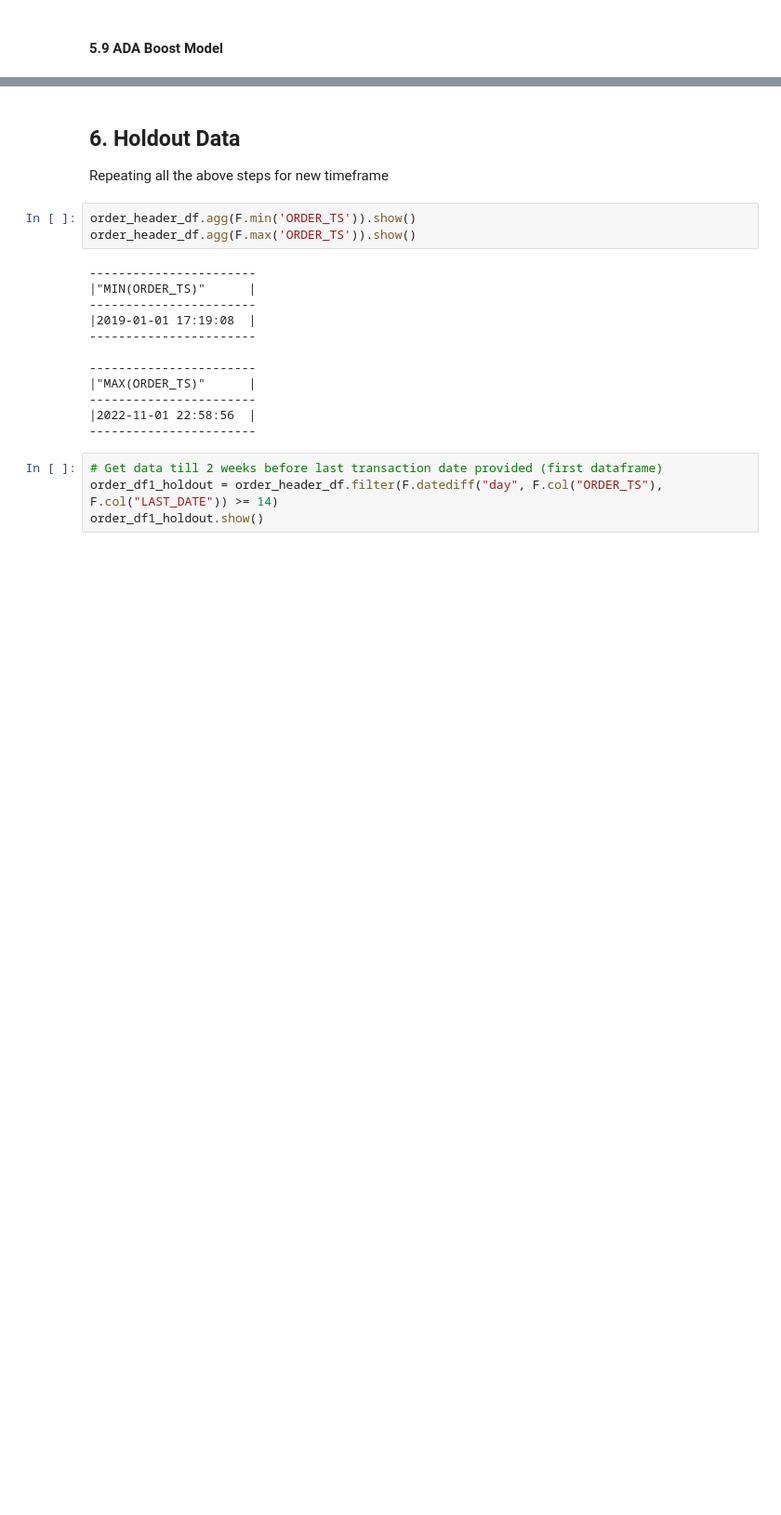
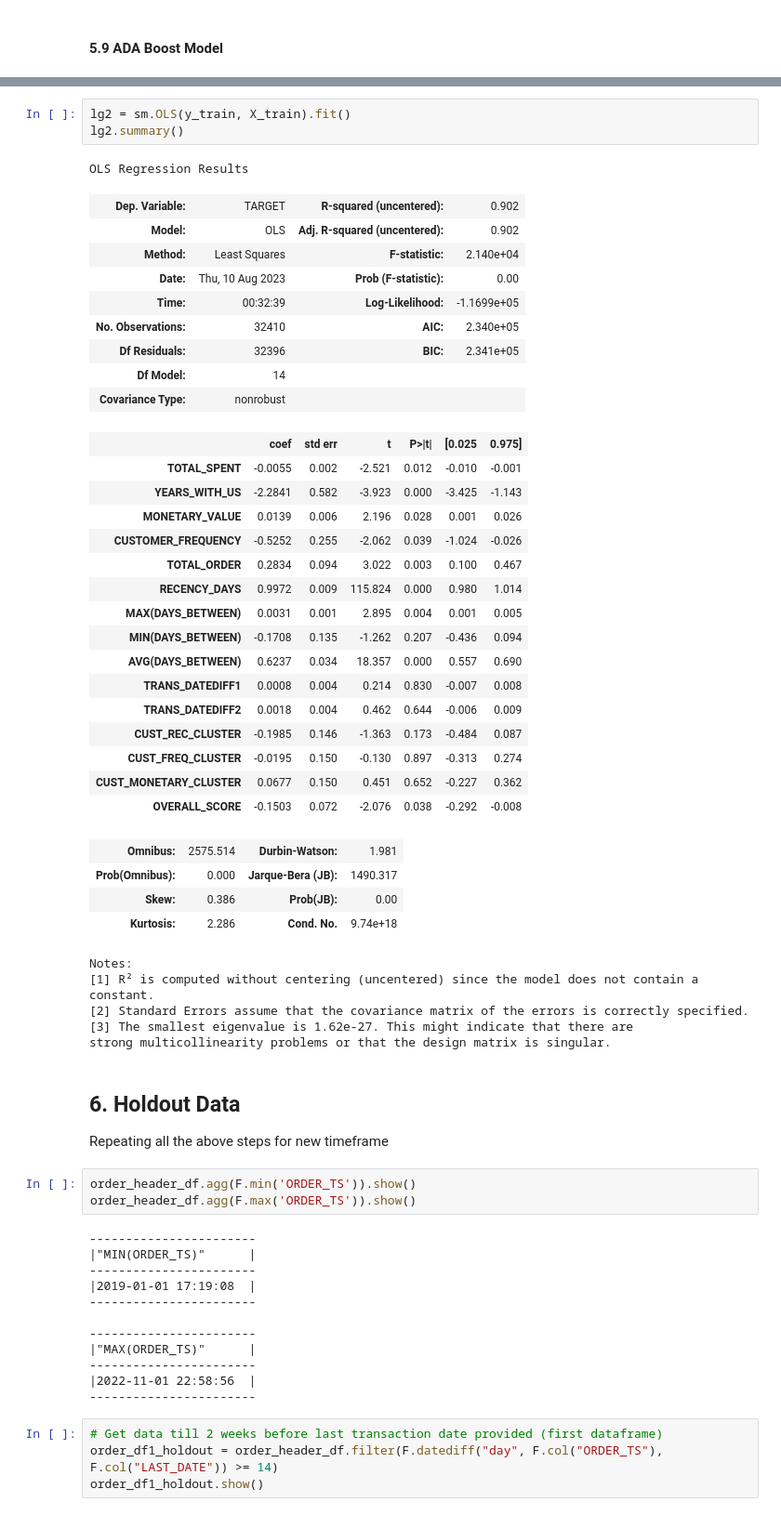
Before and after one commit to cshiwei330/ICP-ASG3-Insightify, a Jupyter notebook: churn_model/Next Purchase Date Holdout.ipynb, the cells around one changed output, grey strips where cells are left out. Shown at 93% size. Saved outputs shown, nothing was run; the diff lists cells and outputs as text; blank space fills up the shorter version.

Commit message:
added p-score for next purchase model

```diff
--- a/churn_model/Next Purchase Date Holdout.ipynb
+++ b/churn_model/Next Purchase Date Holdout.ipynb
@@ -1633,3 +1633,42 @@ modelTestResults
+# %%
+lg2 = sm.OLS(y_train, X_train).fit()
+lg2.summary()
+# %% [output]
+OLS Regression Results
+| Dep. Variable: | TARGET | R-squared (uncentered): | 0.902 |
+| Model: | OLS | Adj. R-squared (uncentered): | 0.902 |
+| Method: | Least Squares | F-statistic: | 2.140e+04 |
+| Date: | Thu, 10 Aug 2023 | Prob (F-statistic): | 0.00 |
+| Time: | 00:32:39 | Log-Likelihood: | -1.1699e+05 |
+| No. Observations: | 32410 | AIC: | 2.340e+05 |
+| Df Residuals: | 32396 | BIC: | 2.341e+05 |
+| Df Model: | 14 |  |  |
+| Covariance Type: | nonrobust |  |  |
+|  | coef | std err | t | P>|t| | [0.025 | 0.975] |
+| TOTAL_SPENT | -0.0055 | 0.002 | -2.521 | 0.012 | -0.010 | -0.001 |
+| YEARS_WITH_US | -2.2841 | 0.582 | -3.923 | 0.000 | -3.425 | -1.143 |
+| MONETARY_VALUE | 0.0139 | 0.006 | 2.196 | 0.028 | 0.001 | 0.026 |
+| CUSTOMER_FREQUENCY | -0.5252 | 0.255 | -2.062 | 0.039 | -1.024 | -0.026 |
+| TOTAL_ORDER | 0.2834 | 0.094 | 3.022 | 0.003 | 0.100 | 0.467 |
+| RECENCY_DAYS | 0.9972 | 0.009 | 115.824 | 0.000 | 0.980 | 1.014 |
+| MAX(DAYS_BETWEEN) | 0.0031 | 0.001 | 2.895 | 0.004 | 0.001 | 0.005 |
+| MIN(DAYS_BETWEEN) | -0.1708 | 0.135 | -1.262 | 0.207 | -0.436 | 0.094 |
+| AVG(DAYS_BETWEEN) | 0.6237 | 0.034 | 18.357 | 0.000 | 0.557 | 0.690 |
+| TRANS_DATEDIFF1 | 0.0008 | 0.004 | 0.214 | 0.830 | -0.007 | 0.008 |
+| TRANS_DATEDIFF2 | 0.0018 | 0.004 | 0.462 | 0.644 | -0.006 | 0.009 |
+| CUST_REC_CLUSTER | -0.1985 | 0.146 | -1.363 | 0.173 | -0.484 | 0.087 |
+| CUST_FREQ_CLUSTER | -0.0195 | 0.150 | -0.130 | 0.897 | -0.313 | 0.274 |
+| CUST_MONETARY_CLUSTER | 0.0677 | 0.150 | 0.451 | 0.652 | -0.227 | 0.362 |
+| OVERALL_SCORE | -0.1503 | 0.072 | -2.076 | 0.038 | -0.292 | -0.008 |
+| Omnibus: | 2575.514 | Durbin-Watson: | 1.981 |
+| Prob(Omnibus): | 0.000 | Jarque-Bera (JB): | 1490.317 |
+| Skew: | 0.386 | Prob(JB): | 0.00 |
+| Kurtosis: | 2.286 | Cond. No. | 9.74e+18 |
+Notes:
+[1] R² is computed without centering (uncentered) since the model does not contain a constant.
+[2] Standard Errors assume that the covariance matrix of the errors is correctly specified.
+[3] The smallest eigenvalue is 1.62e-27. This might indicate that there are
+strong multicollinearity problems or that the design matrix is singular.
 # %% [markdown]
 ## 6. Holdout Data <a id="part6"></a>
 Repeating all the above steps for new timeframe
```
Also changed, not shown: parts of 45 cells of this notebook.
